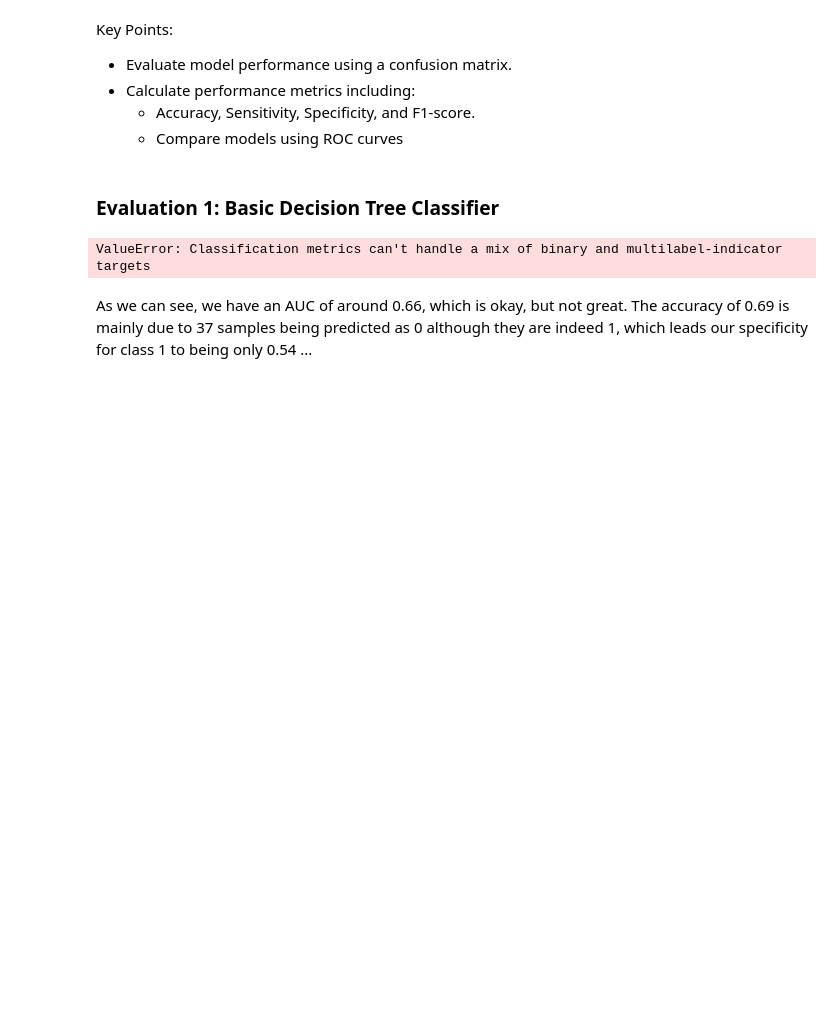
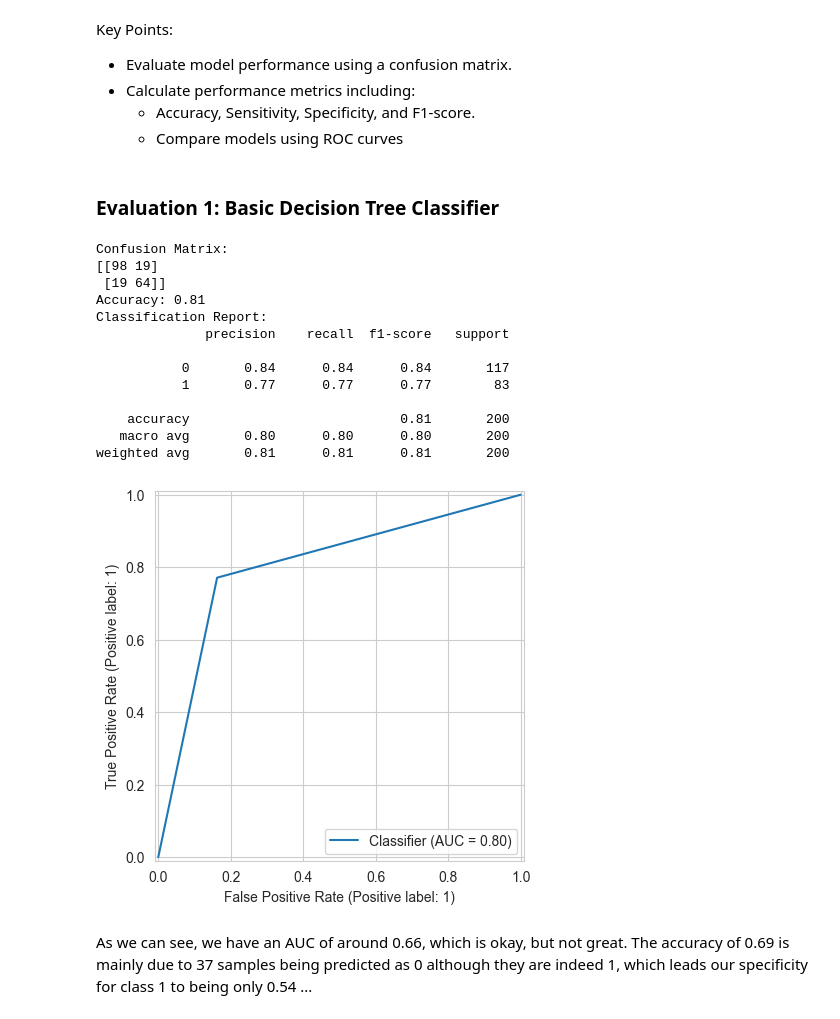
Before and after one commit to Pipasgonzalez/statistical_learning_trees, a Jupyter notebook: JägerGallego_GallegoJimenez.ipynb, the cells around one changed output. Cells and saved outputs as stored; diff of their text form; code cells hidden in the pictures; blank space fills up the shorter version.

```diff
--- a/JägerGallego_GallegoJimenez.ipynb
+++ b/JägerGallego_GallegoJimenez.ipynb
@@ -142,7 +162,16 @@ basicTreeClassifier = DecisionTreeClassifier(random_state=12345)
 
 basicTreeClassifier.fit(X=X_train, y=Y_train)
 
-predictions_tree = basicTreeClassifier.predict(X_test)
+proba_predictions_tree = basicTreeClassifier.predict_proba(X_test)
+
+positive_class_proba_tree = proba_predictions_tree[:, 1]
+
+
+
+optimal_threshold, best_accuracy = find_optimal_threshold(Y_test, positive_class_proba_tree)
+
+
+predictions_tree = (positive_class_proba_tree >= optimal_threshold).astype(int)
 # %%
 print(basicTreeClassifier.get_params())
 # %% [output]
@@ -201,15 +252,28 @@ Key Points:
 # %%
 confusion_tree = confusion_matrix(Y_test, predictions_tree)
 report_tree = classification_report(Y_test, predictions_tree)
 accuracy_tree = accuracy_score(Y_test, predictions_tree)
 
 print(f"Confusion Matrix:\n{confusion_tree}")
 print(f"Accuracy: {accuracy_tree:.2f}")
 print(f"Classification Report:\n{report_tree}")
 
-ROCBDT = RocCurveDisplay.from_predictions(Y_test, predictions_tree)
+ROCBDT = RocCurveDisplay.from_predictions(Y_test, positive_class_proba_tree)
 # %% [output]
-ValueError: Classification metrics can't handle a mix of binary and multilabel-indicator targets
+Confusion Matrix:
+[[98 19]
+ [19 64]]
+Accuracy: 0.81
+Classification Report:
+              precision    recall  f1-score   support
+
+           0       0.84      0.84      0.84       117
+           1       0.77      0.77      0.77        83
+
+    accuracy                           0.81       200
+   macro avg       0.80      0.80      0.80       200
+weighted avg       0.81      0.81      0.81       200
+[figure, added]
 # %% [markdown]
 As we can see, we have an AUC of around 0.66, which is okay, but not great.
 The accuracy of 0.69 is mainly due to 37 samples being predicted as 0 although they are indeed 1, which leads our specificity for class 1 to being only 0.54 ...
```
Also changed, not shown: parts of 16 cells of this notebook, 1 other file.
